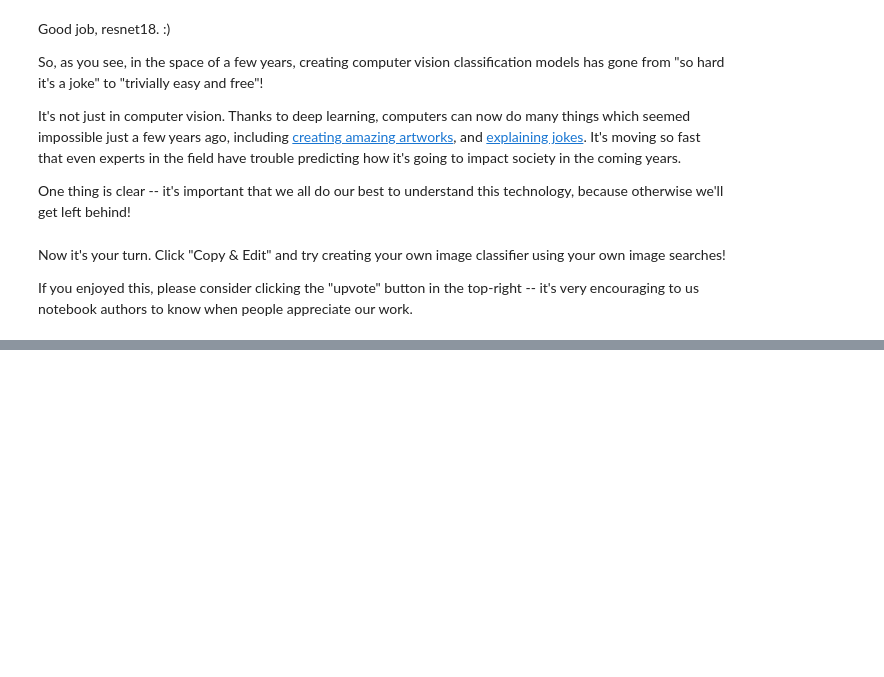
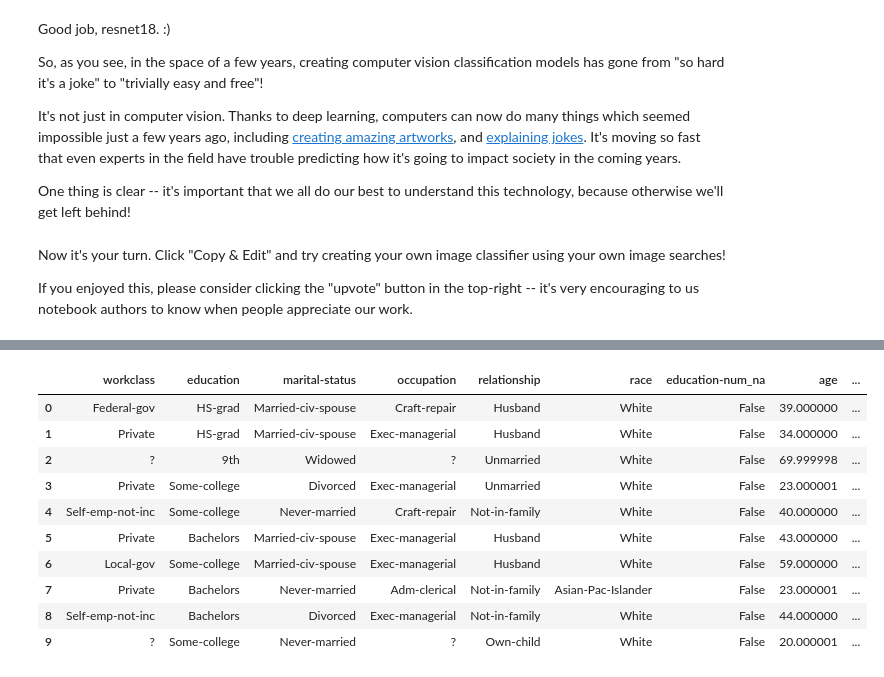
Before and after one commit to kinchittrivedi/Kaggle, a Jupyter notebook: Is_it_a_bird?_Creating_a_model_from_your_own_data.ipynb, the cells around one changed output, grey strips where cells are left out. Cells and saved outputs as stored; diff of their text form; code cells hidden in the pictures; blank space fills up the shorter version.

```diff
--- a/Is_it_a_bird?_Creating_a_model_from_your_own_data.ipynb
+++ b/Is_it_a_bird?_Creating_a_model_from_your_own_data.ipynb
@@ -234,0 +248,8 @@ If you enjoyed this, please consider clicking the "upvote" button in the top-rig
+# %%
+from fastai.tabular.all import *
+path = untar_data(URLs.ADULT_SAMPLE)
+
+dls = TabularDataLoaders.from_csv(path/'adult.csv', path=path, y_names="salary",
+    cat_names = ['workclass', 'education', 'marital-status', 'occupation', 'relationship', 'race'],
+    cont_names = ['age', 'fnlwgt', 'education-num'],
+    procs = [Categorify, FillMissing, Normalize])
@@ -234,0 +264,14 @@ If you enjoyed this, please consider clicking the "upvote" button in the top-rig
+# %%
+dls.show_batch()
+# %% [output]
+|  | workclass | education | marital-status | occupation | relationship | race | education-num_na | age | ... |
+| 0 | Federal-gov | HS-grad | Married-civ-spouse | Craft-repair | Husband | White | False | 39.000000 | ... |
+| 1 | Private | HS-grad | Married-civ-spouse | Exec-managerial | Husband | White | False | 34.000000 | ... |
+| 2 | ? | 9th | Widowed | ? | Unmarried | White | False | 69.999998 | ... |
+| 3 | Private | Some-college | Divorced | Exec-managerial | Unmarried | White | False | 23.000001 | ... |
+| 4 | Self-emp-not-inc | Some-college | Never-married | Craft-repair | Not-in-family | White | False | 40.000000 | ... |
+| 5 | Private | Bachelors | Married-civ-spouse | Exec-managerial | Husband | White | False | 43.000000 | ... |
+| 6 | Local-gov | Some-college | Married-civ-spouse | Exec-managerial | Husband | White | False | 59.000000 | ... |
+| 7 | Private | Bachelors | Never-married | Adm-clerical | Not-in-family | Asian-Pac-Islander | False | 23.000001 | ... |
+| 8 | Self-emp-not-inc | Bachelors | Divorced | Exec-managerial | Not-in-family | White | False | 44.000000 | ... |
+| 9 | ? | Some-college | Never-married | ? | Own-child | White | False | 20.000001 | ... |
```
Also changed, not shown: parts of 2 cells of this notebook.
